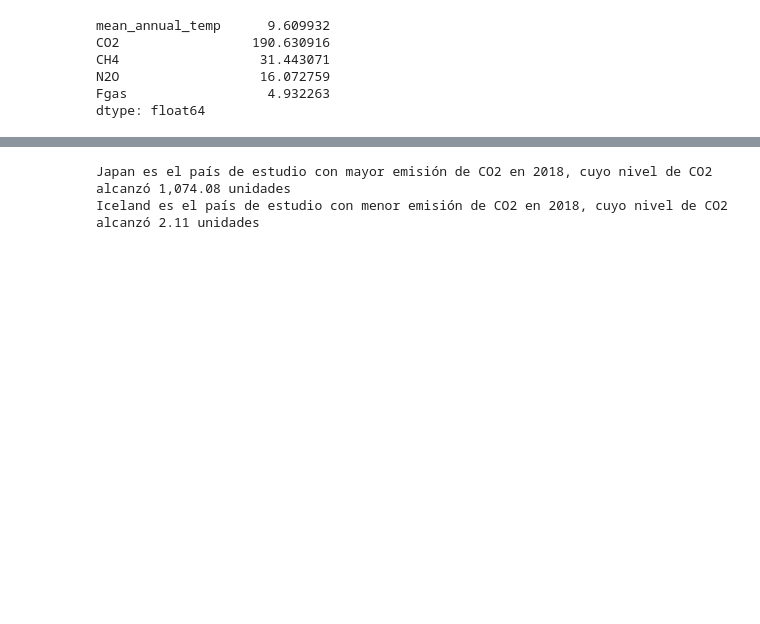
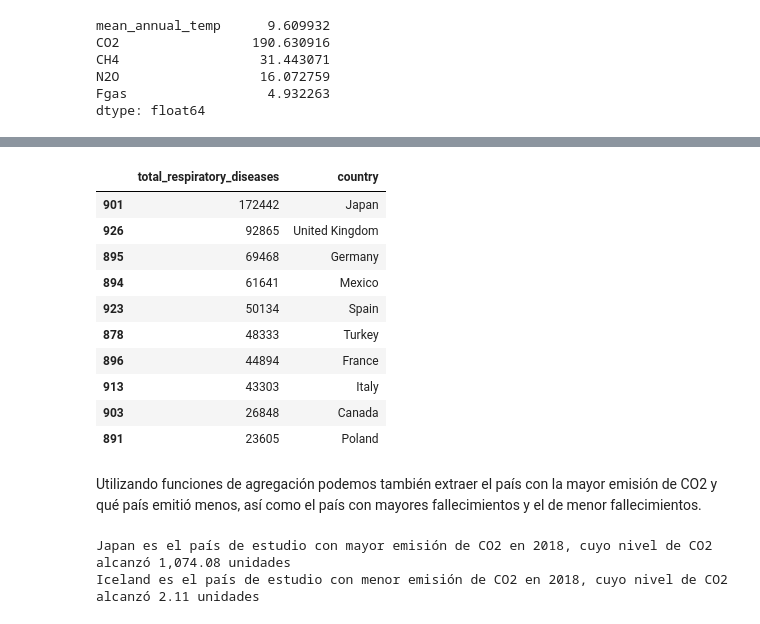
Before and after one commit to POF77/BEDU.M2.Proyecto, a Jupyter notebook: Proyecto_BEDU.ipynb, the cells around one changed output, grey strips where cells are left out. Drawn from its saved outputs; the diff is of its cells as text; code cells hidden in the pictures; blank space fills up the shorter version.

```diff
--- a/Proyecto_BEDU.ipynb
+++ b/Proyecto_BEDU.ipynb
@@ -377,3 +424,21 @@ Veamos ahora que país de los que se están analizando es el que mayor CO2 emiti
+# %%
+# Top 10 de países con mayores muertes por enfermedades respiratorias
+top_10_diseases = countries_2018[["total_respiratory_diseases","country"]].sort_values(by = "total_respiratory_diseases", ascending = False).head(10)
+top_10_diseases
+# %% [output]
+|  | total_respiratory_diseases | country |
+| 901 | 172442 | Japan |
+| 926 | 92865 | United Kingdom |
+| 895 | 69468 | Germany |
+| 894 | 61641 | Mexico |
+| 923 | 50134 | Spain |
+| 878 | 48333 | Turkey |
+| 896 | 44894 | France |
+| 913 | 43303 | Italy |
+| 903 | 26848 | Canada |
+| 891 | 23605 | Poland |
+# %% [markdown]
+Utilizando funciones de agregación podemos también extraer el país con la mayor emisión de CO2 y qué país emitió menos, así como el país con mayores fallecimientos y el de menor fallecimientos.
 # %%
 #Primero extraemos los países y las variables a utilizar del último año disponibles que es 2018
 countries_2018 = df[df["year"] == 2018][["country","CO2", "total_respiratory_diseases", "total_diseases_percent"]]
```
Also changed, not shown: parts of 27 cells of this notebook.
